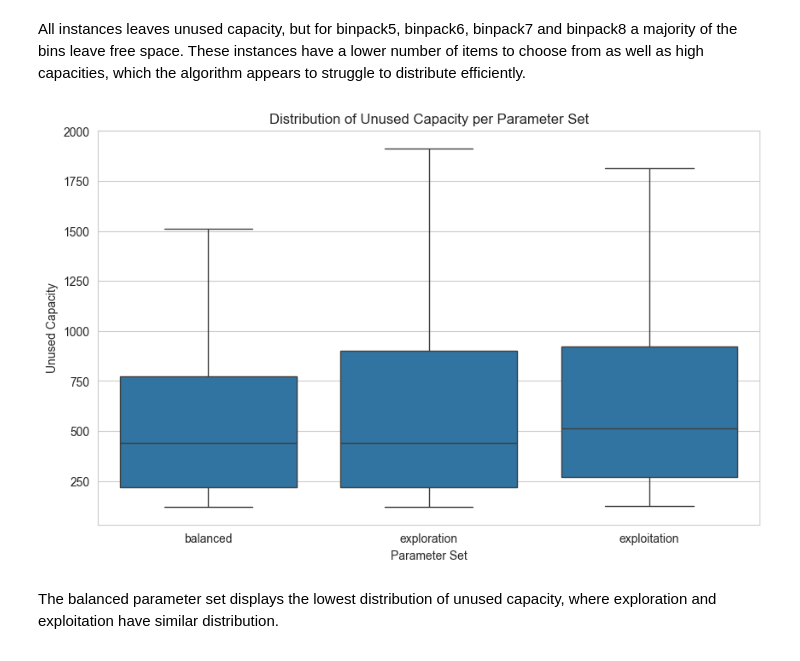
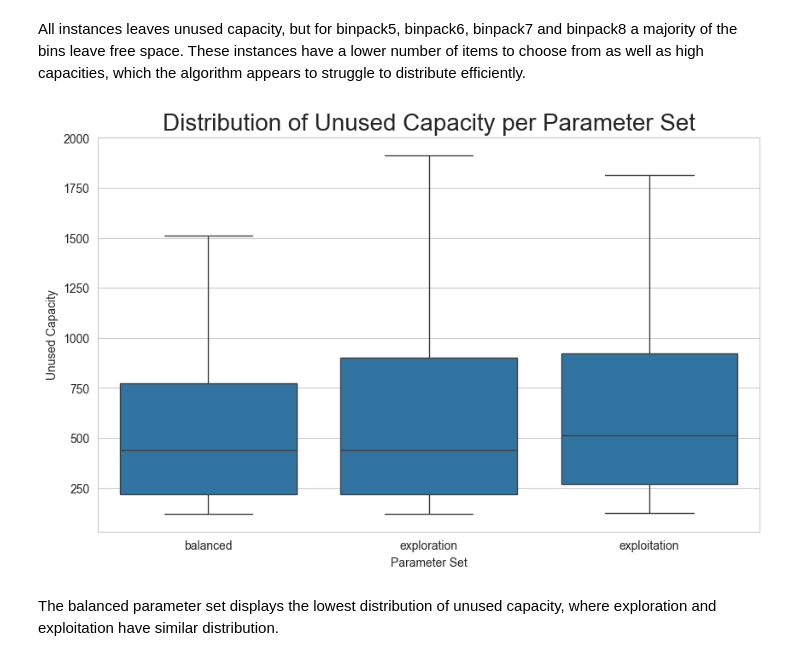
Before and after one commit to jofa016/ACIT4610---Final-Group-Project, a Jupyter notebook: ACO_new.ipynb, the cells around one changed output. Saved outputs shown, nothing was run; the diff lists cells and outputs as text; code cells hidden in the pictures.

```diff
--- a/ACO_new.ipynb
+++ b/ACO_new.ipynb
@@ -271,17 +280,3 @@ binpack1#1: n=120, capacity=150, lower_bound≈48, opt_bins=48
 ### 1.2 Item size for each instance
 # %% [markdown]
 Histogram of items in each instance, displaying the distribution of items on size.
-# %%
-for path in [BINPACK1, BINPACK2, BINPACK3, BINPACK4, BINPACK5, BINPACK6, BINPACK7, BINPACK8]:
-    inst = parse_binpack_first(path)
-    describe_instance(inst)
-    df = instance_to_df(inst)
-
-    plt.figure()
-    plt.hist(df["Size"], bins=30, edgecolor="black")
-    plt.axvline(df.attrs["capacity"], color="red", linestyle="--", label="bin capacity")
-    plt.title(f"{df.attrs['name']} — Item size distribution")
-    plt.xlabel("Item size")
-    plt.ylabel("Frequency")
-    plt.legend()
-    plt.show()
@@ -301,0 +283,25 @@ binpack6#1: n=120, C=100, total_weight=3951, lower_bound≈40, opt_bins=40
+# %%
+# Create grid layout
+cols = 4
+rows = (len(all_paths) + cols - 1) // cols
+fig, axes = plt.subplots(rows, cols, figsize=(16, 8))
+axes = axes.flatten()
+
+for ax, path in zip(axes, all_paths):
+    inst = parse_binpack_first(path)
+    df = instance_to_df(inst)
+    name = df.attrs['name']
+
+    # Plot item size histogram
+    ax.hist(df["Size"], bins=30, edgecolor="black", alpha=0.7)
+    ax.set_title(name, fontsize=14)
+    ax.set_xlabel("Item size")
+    ax.set_ylabel("Frequency")
+
+# Hide any unused subplots (if less than rows*cols)
+for ax in axes[len(all_paths):]:
+    ax.set_visible(False)
+
+fig.suptitle("Item Size Distributions Across BinPack Instances", fontsize=20)
+fig.tight_layout(rect=(0.0, 0.0, 1.0, 0.95))
+plt.show()
@@ -945,12 +1012,12 @@ All instances leaves unused capacity, but for binpack5, binpack6, binpack7 and b
 # %%
 plt.figure(figsize=(10,6))
 sns.boxplot(x='param_set', y='unused_capacity', data=df_results_csv)
-plt.title('Distribution of Unused Capacity per Parameter Set')
+plt.title('Distribution of Unused Capacity per Parameter Set', fontsize=20)
 plt.xlabel('Parameter Set')
 plt.ylabel('Unused Capacity')
 plt.show()
 # %% [output]
-[figure, old version]
+[figure, new version]
 # %% [markdown]
 The balanced parameter set displays the lowest distribution of unused capacity, where exploration and exploitation have similar distribution.
 # %%
```
Also changed, not shown: parts of 23 cells of this notebook.
